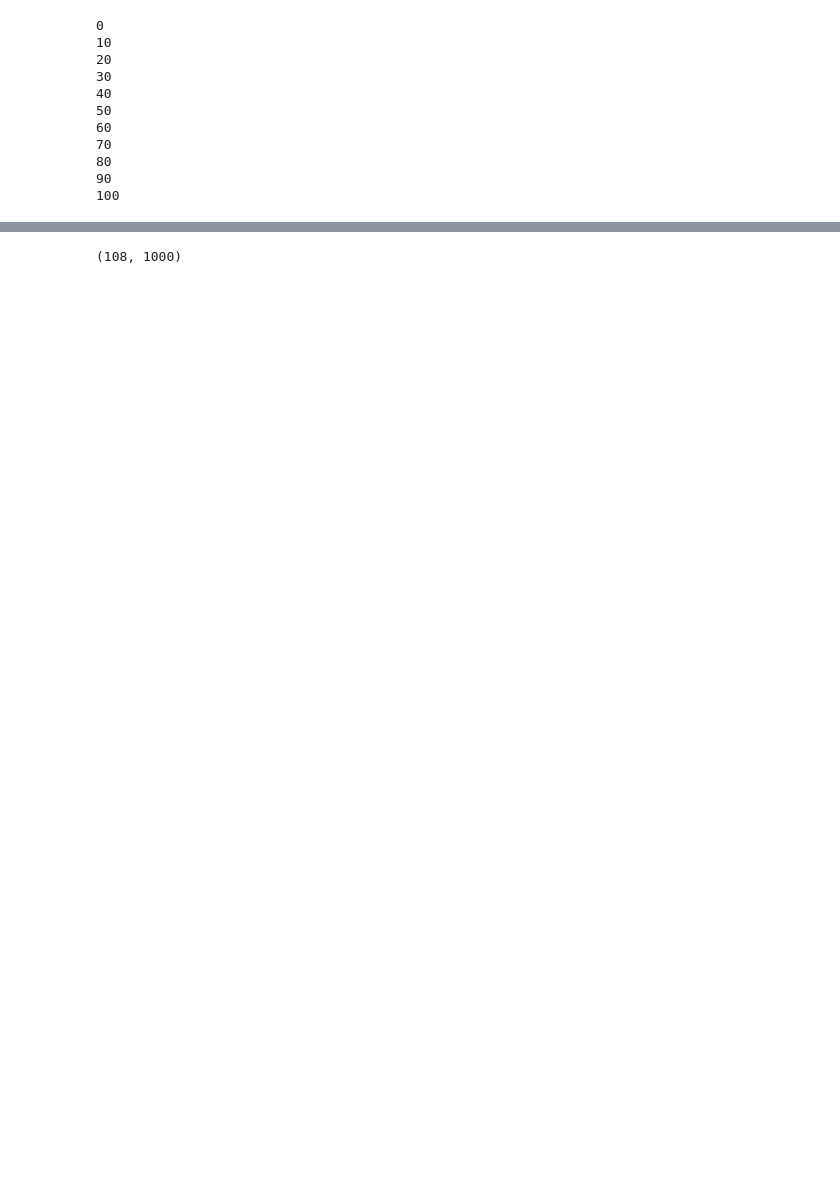
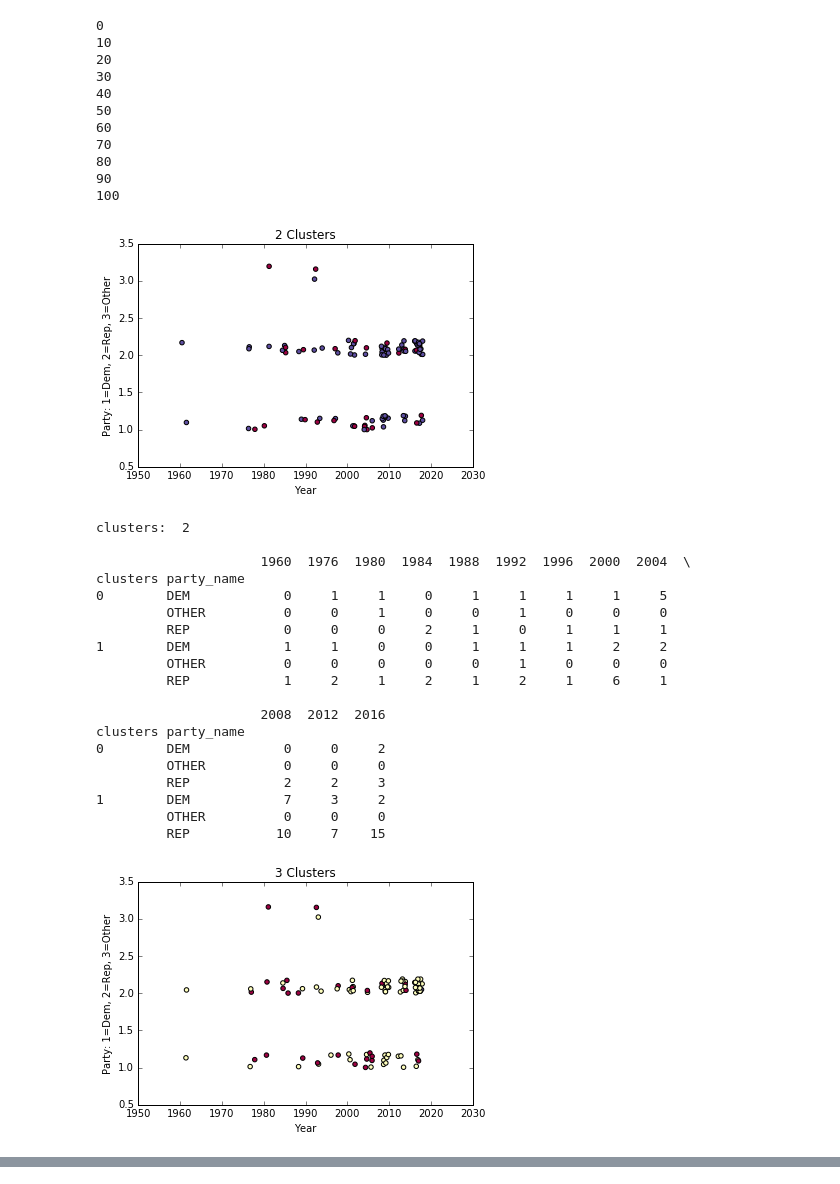
Before and after one commit to kmagida110/Election_Speeches, a Jupyter notebook: debate-list-cluster.ipynb, the cells around one changed output, grey strips where cells are left out. Cells and saved outputs as stored; diff of their text form; code cells hidden in the pictures; blank space fills up the shorter version.

```diff
--- a/debate-list-cluster.ipynb
+++ b/debate-list-cluster.ipynb
@@ -192,6 +193,8 @@ def remove_paren(name):
     return return_name
 # %%
 def remove_non_politicians(cand_text_dict):
+    '''
+    Use question'''
     for year in cand_text_dict.keys():
         for cand in cand_text_dict[year].keys():
             cand_text_dict[year][cand]['q_density'] = 0
@@ -207,7 +210,8 @@ def remove_non_politicians(cand_text_dict):
         for cand in cand_text_dict[year].keys():
             if ((cand == 'MALE' and 'MALE' in cand_text_dict_no_mod[year]) or
                 (cand == 'UNKNOWN' and 'UNKNOWN' in cand_text_dict_no_mod[year]) or
-                (cand == 'WRITE' and 'WRITE' in cand_text_dict_no_mod[year])):
+                (cand == 'WRITE' and 'WRITE' in cand_text_dict_no_mod[year]) or
+                (cand =='GOV' and 'GOV' in cand_text_dict_no_mod[year])):
                 del cand_text_dict_no_mod[year][cand]
 
             if (cand_text_dict[year][cand]['q_density'] > Q_DENSITY_CUTOFF):
@@ -539,7 +543,10 @@ def build_distance_matrix(raw_scores,dist_dict):
 def add_clusters(df,num_clusters):
     # cluster only on data on speeches
     kmeans = KMeans(n_clusters=num_clusters)
-    kmeans.fit_predict(df.drop(ADDED_FIELDS+['year_num'],axis=1))
+    try:
+        kmeans.fit_predict(df.drop(ADDED_FIELDS+['year_num'],axis=1))
+    except:
+        kmeans.fit_predict(df.drop(ADDED_FIELDS,axis=1))
     df['clusters'] = kmeans.labels_
     return df
 
@@ -655,16 +681,14 @@ def dif(a,b):
 def log_dif(a,b):
     return math.log(a-b)
 # %%
-#cand_text_dict = build_text_dict()
+cand_text_dict = build_text_dict()
 tf_dist = cosine
 var_dist = square_dif
 var_names = ['avg_word_len','avg_word_len_no_stopword', 'lex_diversity_no_stopword']
 weights = {'var':[1,1,1],'tfidf':4,'tfidf_bigrams':4}
-df,tf_cols,bi_tf_cols = build_data_matrix(
-                        cand_text_dict,var_names,word_limit=1000,bigram_limit=1000)
-dist_dict = build_dist_dict(df,tf_cols,bi_tf_cols,weights,var_names,tf_dist,var_dist)
-distance_matrix = build_distance_matrix(df,dist_dict)
-#raw_weighted = cluster_weights(df,weights,tf_cols,bi_tf_cols,var_names)
+raw_data,tf_cols,bi_tf_cols = build_data_matrix(cand_text_dict,var_names,word_limit=1000,bigram_limit=1000)
+dist_dict = build_dist_dict(raw_data,tf_cols,bi_tf_cols,weights,var_names,tf_dist,var_dist)
+distance_matrix = build_distance_matrix(raw_data,dist_dict)
 # %% [output]
 0
 10
@@ -698,2 +704,25 @@ def cluster_weights(raw_data,weights,tf_cols,bi_tf_cols,var_cols):
 # %%
-raw_weighted = cluster_weights(df,weights,tf_cols,bi_tf_cols,var_names)
+raw_weighted = cluster_weights(raw_data,weights,tf_cols,bi_tf_cols,var_names)
+analyze_clusters(raw_weighted,'test')
+# %% [output]
+[figure, added]
+clusters:  2
+
+                     1960  1976  1980  1984  1988  1992  1996  2000  2004  \
+clusters party_name
+0        DEM            0     1     1     0     1     1     1     1     5
+         OTHER          0     0     1     0     0     1     0     0     0
+         REP            0     0     0     2     1     0     1     1     1
+1        DEM            1     1     0     0     1     1     1     2     2
+         OTHER          0     0     0     0     0     1     0     0     0
+         REP            1     2     1     2     1     2     1     6     1
+
+                     2008  2012  2016
+clusters party_name
+0        DEM            0     0     2
+         OTHER          0     0     0
+         REP            2     2     3
+1        DEM            7     3     2
+         OTHER          0     0     0
+         REP           10     7    15
+[figure, added]
@@ -702,4 +835,0 @@ df_copy=df_copy.T.groupby(level=0).first().T
-# %%
-df_copy[tf_cols].shape
-# %% [output]
-(108, 1000)
```
Also changed, not shown: parts of 11 cells of this notebook.
